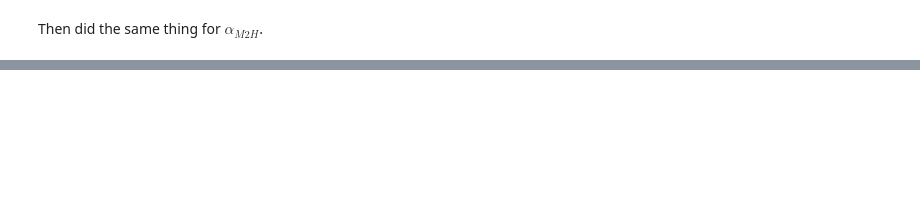
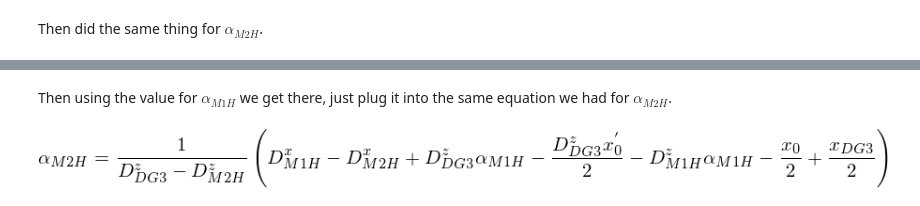
Before and after one commit to pcdshub/pswalker, a Jupyter notebook: ipynbs/Ray Tracing for Titled Flat Mirrors.ipynb, the cells around one changed output, grey strips where cells are left out. Saved outputs shown, nothing was run; the diff lists cells and outputs as text; code cells hidden in the pictures; blank space fills up the shorter version.

```diff
--- a/ipynbs/Ray Tracing for Titled Flat Mirrors.ipynb
+++ b/ipynbs/Ray Tracing for Titled Flat Mirrors.ipynb
@@ -286,0 +304,6 @@ sp.relational.Eq(sp.symbols("alpha^DG3_M2H"), dg3_alpha)
+# %% [markdown]
+Then using the value for $\alpha_{M1H}$ we get there, just plug it into the same equation we had for $\alpha_{M2H}$.
+# %%
+sp.relational.Eq(sp.symbols("alpha_M2H"), dg3_alpha)
+# %% [output]
+[figure, added]
```
Also changed, not shown: parts of 10 cells of this notebook.
